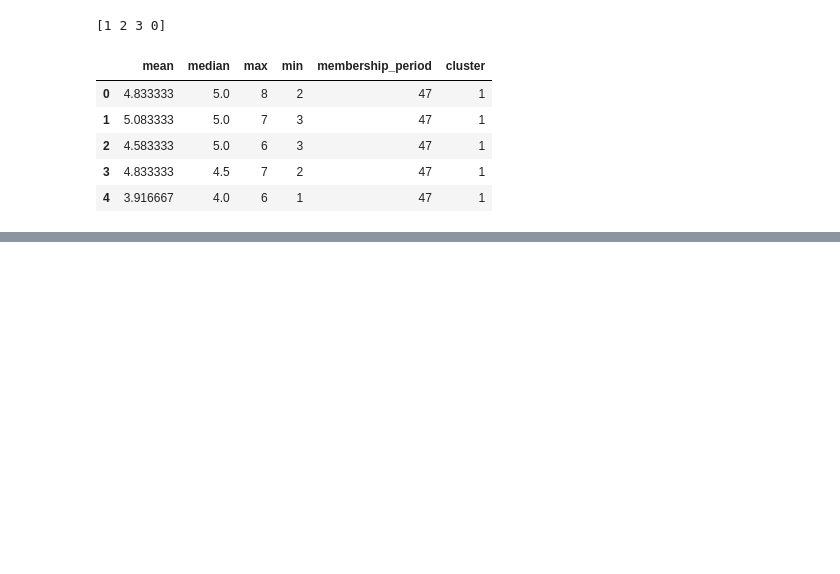
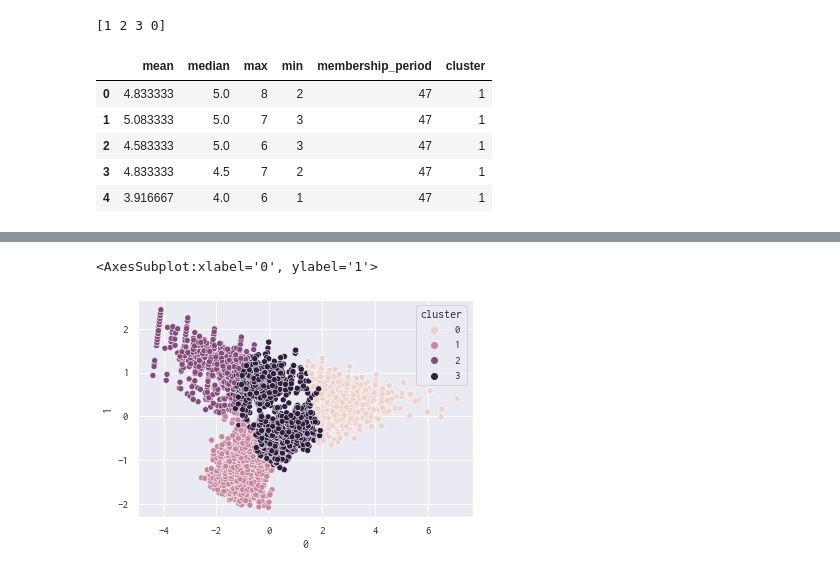
Before and after one commit to kanameg/100knocks, a Jupyter notebook: python/src/100knoks-04.ipynb, the cells around one changed output, grey strips where cells are left out. Cells and saved outputs as stored; diff of their text form; code cells hidden in the pictures; blank space fills up the shorter version.

```diff
--- a/python/src/100knoks-04.ipynb
+++ b/python/src/100knoks-04.ipynb
@@ -74,0 +77,3 @@ customer_clustering.head()
+# %%
+customer_clustering.columns = ['月内平均', '月内中央値', '月内最大値', '月内最小値', '会員期間', 'cluster']
+customer_clustering.groupby('cluster').count()
@@ -74,0 +105,9 @@ customer_clustering.head()
+# %%
+from  sklearn.decomposition import PCA
+X = customer_clustering_sc
+pca = PCA(n_components=2)
+pca.fit(X)
+x_pca = pca.transform(X)
+pca_df = pd.DataFrame(x_pca)
+pca_df['cluster'] = customer_clustering['cluster']
+pca_df
@@ -74,0 +128,6 @@ customer_clustering.head()
+# %%
+import seaborn as sns
+sns.scatterplot(data=pca_df, x=0, y=1, hue='cluster')
+# %% [output]
+<AxesSubplot:xlabel='0', ylabel='1'>
+[figure, added]
```
Also changed, not shown: parts of 11 cells of this notebook.
